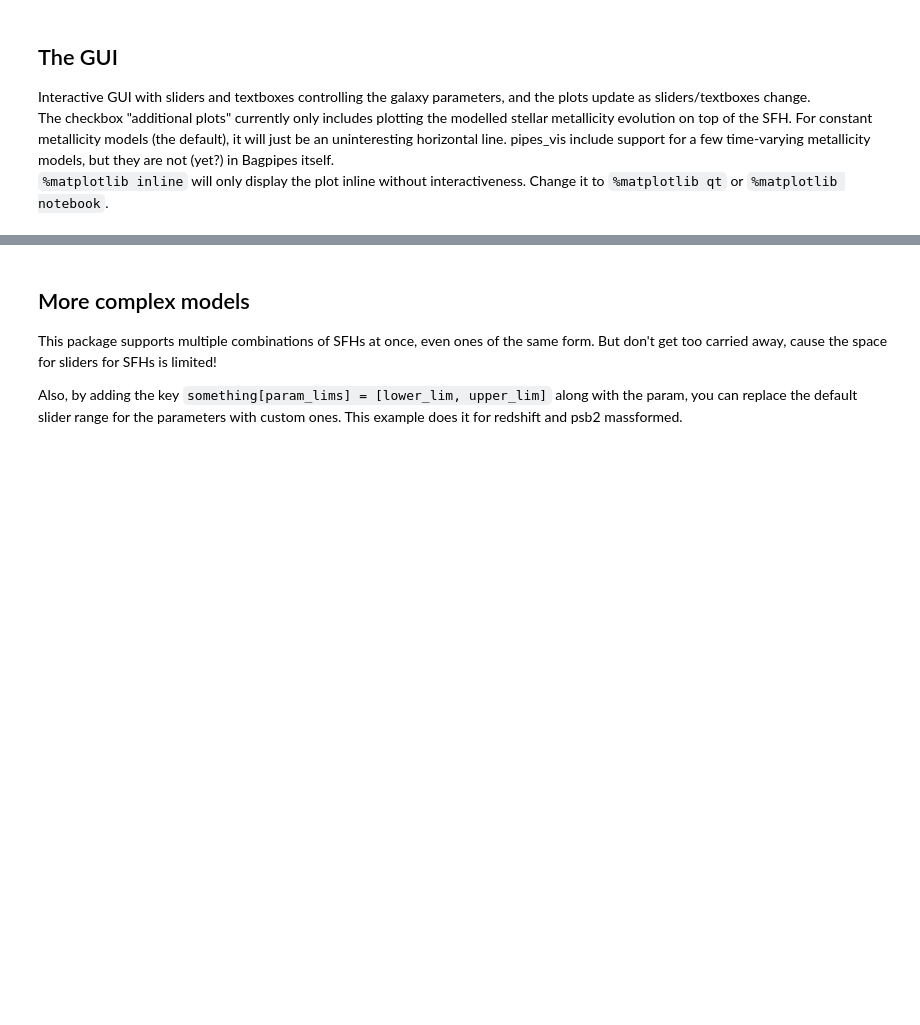
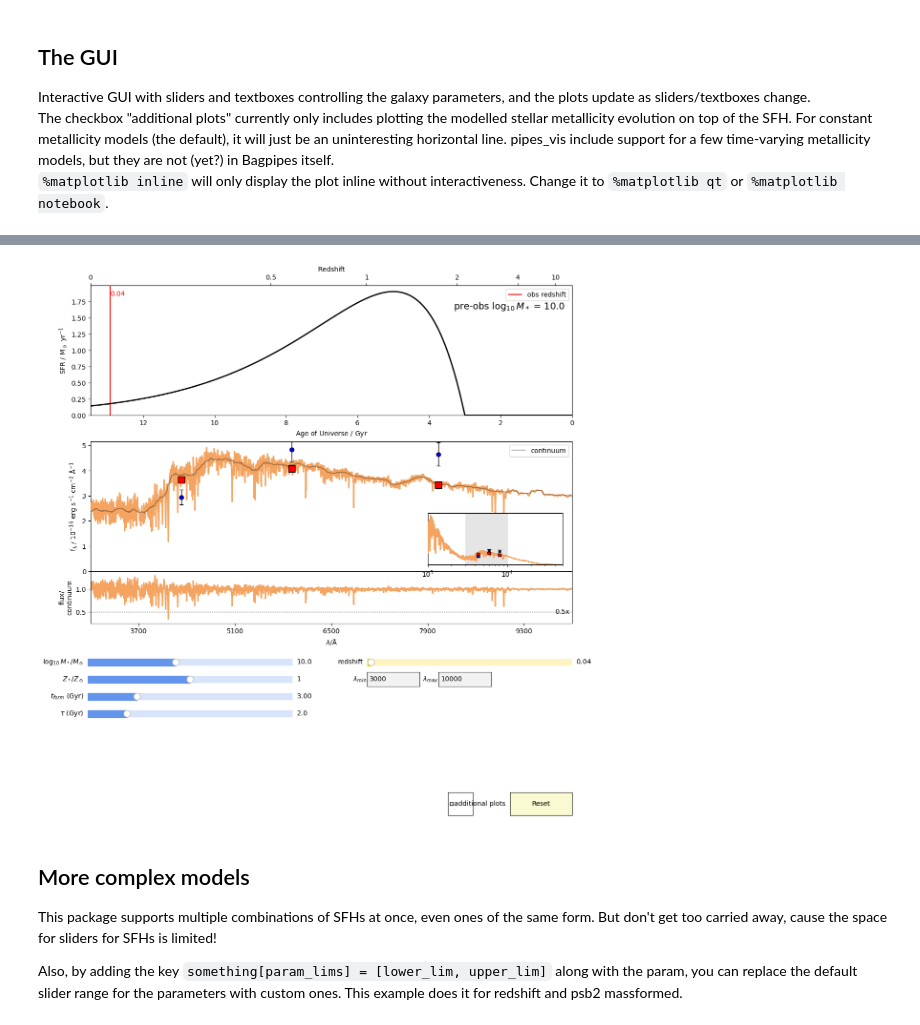
Before and after one commit to HinLeung622/pipes_vis, a Jupyter notebook: pipes_vis_example.ipynb, the cells around one changed output, grey strips where cells are left out. Drawn from its saved outputs; the diff is of its cells as text; code cells hidden in the pictures; blank space fills up the shorter version.

Commit message:
added model predicted photometry points

```diff
--- a/pipes_vis_example.ipynb
+++ b/pipes_vis_example.ipynb
@@ -51,3 +56,27 @@ simple_vis.GUI()
+# %%
+%matplotlib inline
+def load_phot(ID):
+    data = pd.read_csv('example_data/example_photometry_lowz.csv')
+
+    # HST photometry in mujy
+    flux_cols = ["f435w","f606w","f814w"]
+
+    err_cols = [col + "_err" for col in flux_cols]
+
+    photometry = np.c_[data.loc[0, flux_cols],
+                       data.loc[0, err_cols]]
+
+    return photometry
+
+# get photometry filter list
+filt_list = open("filters/filt_list.txt", 'r').read().split('\n')[:-1]
+
+simple_vis2 = v.visualizer(init_components, load_data_func=load_phot, spec_units='ergscma', phot_units='mujy',
+                           spectrum_exists=False, photometry_exists=True, filt_list=filt_list)
+
+simple_vis2.GUI()
+# %% [output]
+[figure, added]
 # %% [markdown]
 ## More complex models
 This package supports multiple combinations of SFHs at once, even ones of the same form. But don't get too carried away, cause the space for sliders for SFHs is limited!<br>
```
Also changed, not shown: parts of 6 cells of this notebook, 9 other files.
